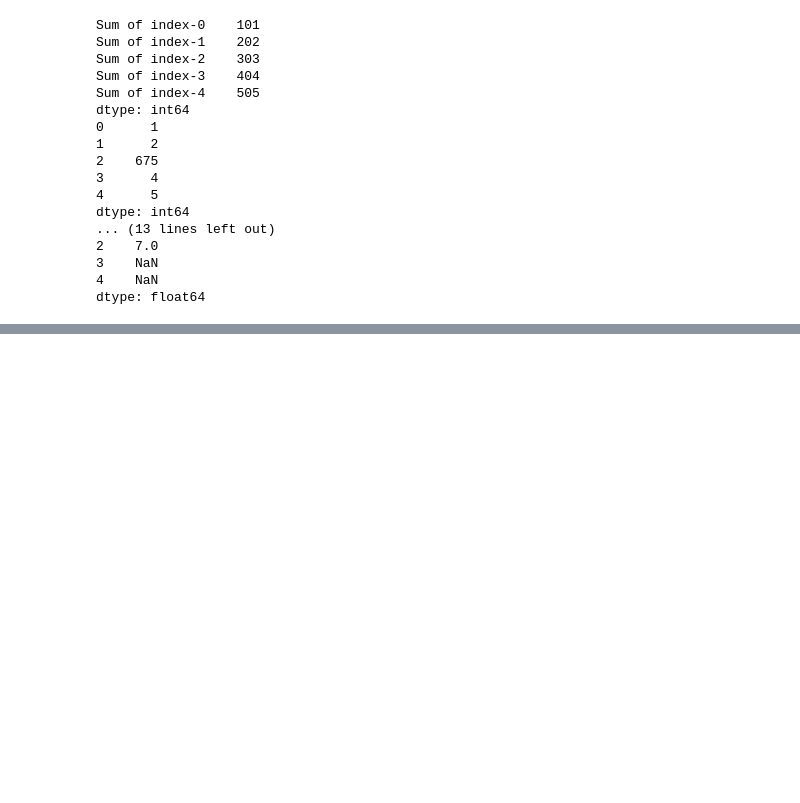
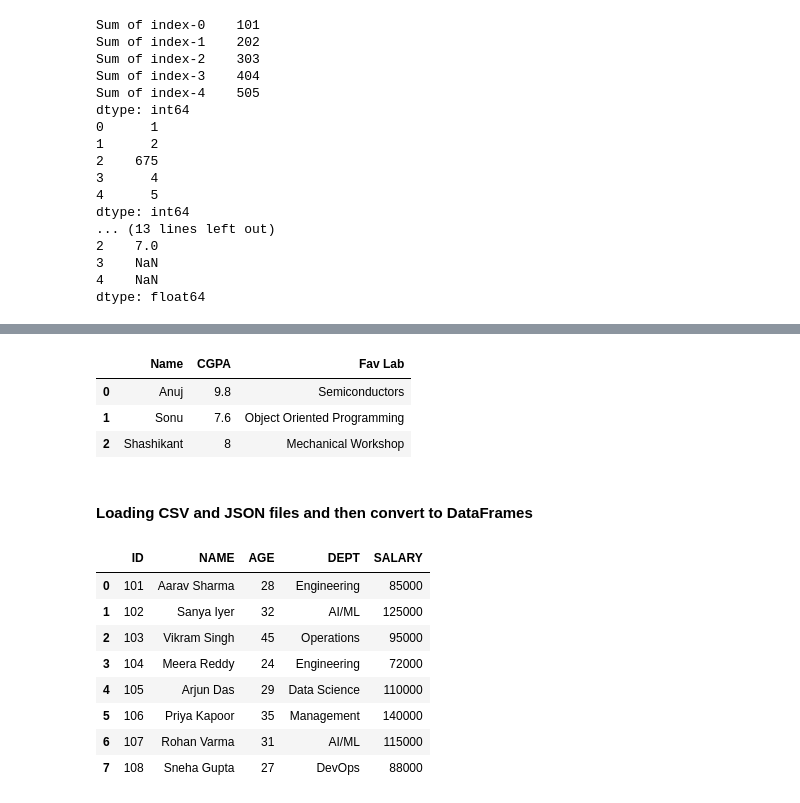
Before and after one commit to Sonu64/Prime_AI_ML, a Jupyter notebook: Module_12_Pandas_01/pandas.ipynb, the cells around one changed output, grey strips where cells are left out. Drawn from its saved outputs; the diff is of its cells as text; code cells hidden in the pictures; blank space fills up the shorter version.

```diff
--- a/Module_12_Pandas_01/pandas.ipynb
+++ b/Module_12_Pandas_01/pandas.ipynb
@@ -97,0 +179,32 @@ dtype: float64
+# %%
+# Creating Dataframes from 2D Numpy Arrays
+import numpy as np
+listOfLists = [["Anuj", 9.8, 'Semiconductors'], ['Sonu', 7.6, 'Object Oriented Programming'], ['Shashikant', 8, 'Mechanical Workshop']]
+columnLabels = ['Name', 'CGPA', 'Fav Lab']
+
+two_D_numpy_array = np.array(listOfLists)
+
+df = pd.DataFrame(two_D_numpy_array, columns=columnLabels)
+
+df
+# %% [output]
+|  | Name | CGPA | Fav Lab |
+| 0 | Anuj | 9.8 | Semiconductors |
+| 1 | Sonu | 7.6 | Object Oriented Programming |
+| 2 | Shashikant | 8 | Mechanical Workshop |
+# %% [markdown]
+#### Loading CSV and JSON files and then convert to DataFrames
+# %%
+# Load from CSV and print
+csv_data = pd.read_csv('employee_data.csv')
+csv_data
+# %% [output]
+|  | ID | NAME | AGE | DEPT | SALARY |
+| 0 | 101 | Aarav Sharma | 28 | Engineering | 85000 |
+| 1 | 102 | Sanya Iyer | 32 | AI/ML | 125000 |
+| 2 | 103 | Vikram Singh | 45 | Operations | 95000 |
+| 3 | 104 | Meera Reddy | 24 | Engineering | 72000 |
+| 4 | 105 | Arjun Das | 29 | Data Science | 110000 |
+| 5 | 106 | Priya Kapoor | 35 | Management | 140000 |
+| 6 | 107 | Rohan Varma | 31 | AI/ML | 115000 |
+| 7 | 108 | Sneha Gupta | 27 | DevOps | 88000 |
```
Also changed, not shown: parts of 21 cells of this notebook, 2 other files.
